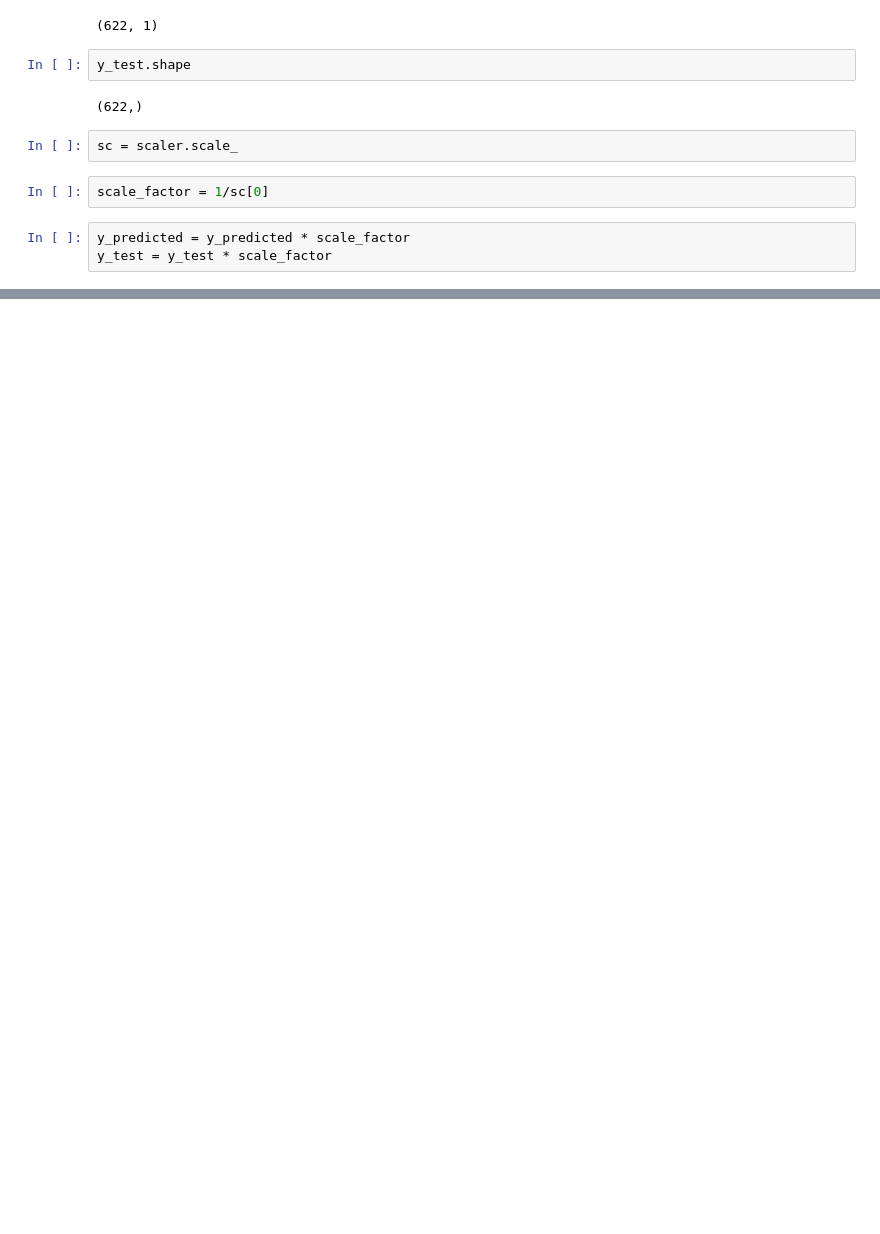
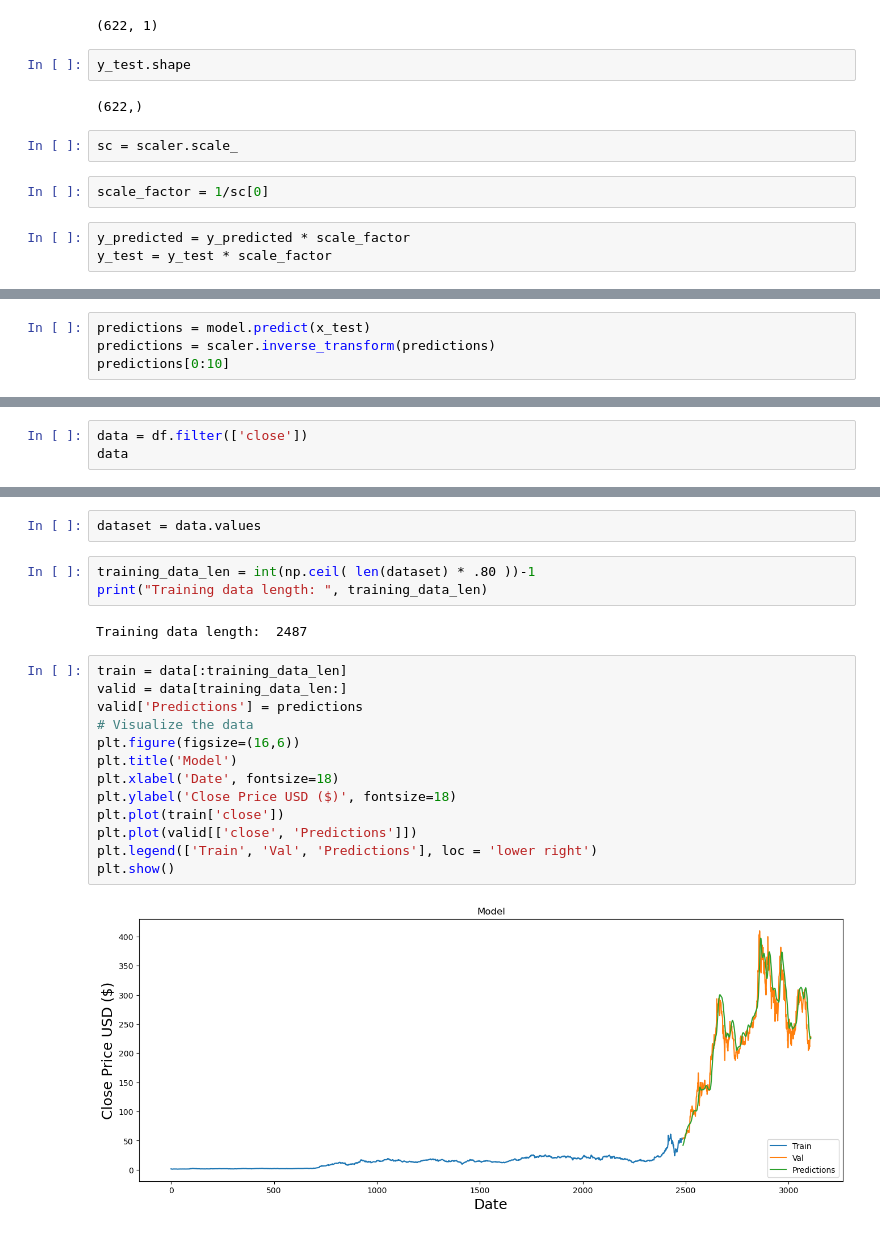
Before and after one commit to UNT-CSCE5214/project-repository-team_horizon, a Jupyter notebook: project_file.ipynb, the cells around one changed output, grey strips where cells are left out. Saved outputs shown, nothing was run; the diff lists cells and outputs as text; blank space fills up the shorter version.

```diff
--- a/project_file.ipynb
+++ b/project_file.ipynb
@@ -301,0 +315,4 @@ y_test = y_test * scale_factor
+# %%
+predictions = model.predict(x_test)
+predictions = scaler.inverse_transform(predictions)
+predictions[0:10]
@@ -301,0 +348,3 @@ y_test = y_test * scale_factor
+# %%
+data = df.filter(['close'])
+data
@@ -301,0 +365,22 @@ y_test = y_test * scale_factor
+# %%
+dataset = data.values
+# %%
+training_data_len = int(np.ceil( len(dataset) * .80 ))-1
+print("Training data length: ", training_data_len)
+# %% [output]
+Training data length:  2487
+# %%
+train = data[:training_data_len]
+valid = data[training_data_len:]
+valid['Predictions'] = predictions
+# Visualize the data
+plt.figure(figsize=(16,6))
+plt.title('Model')
+plt.xlabel('Date', fontsize=18)
+plt.ylabel('Close Price USD ($)', fontsize=18)
+plt.plot(train['close'])
+plt.plot(valid[['close', 'Predictions']])
+plt.legend(['Train', 'Val', 'Predictions'], loc = 'lower right')
+plt.show()
+# %% [output]
+[figure, added]
```
Also changed, not shown: parts of 8 cells of this notebook.
